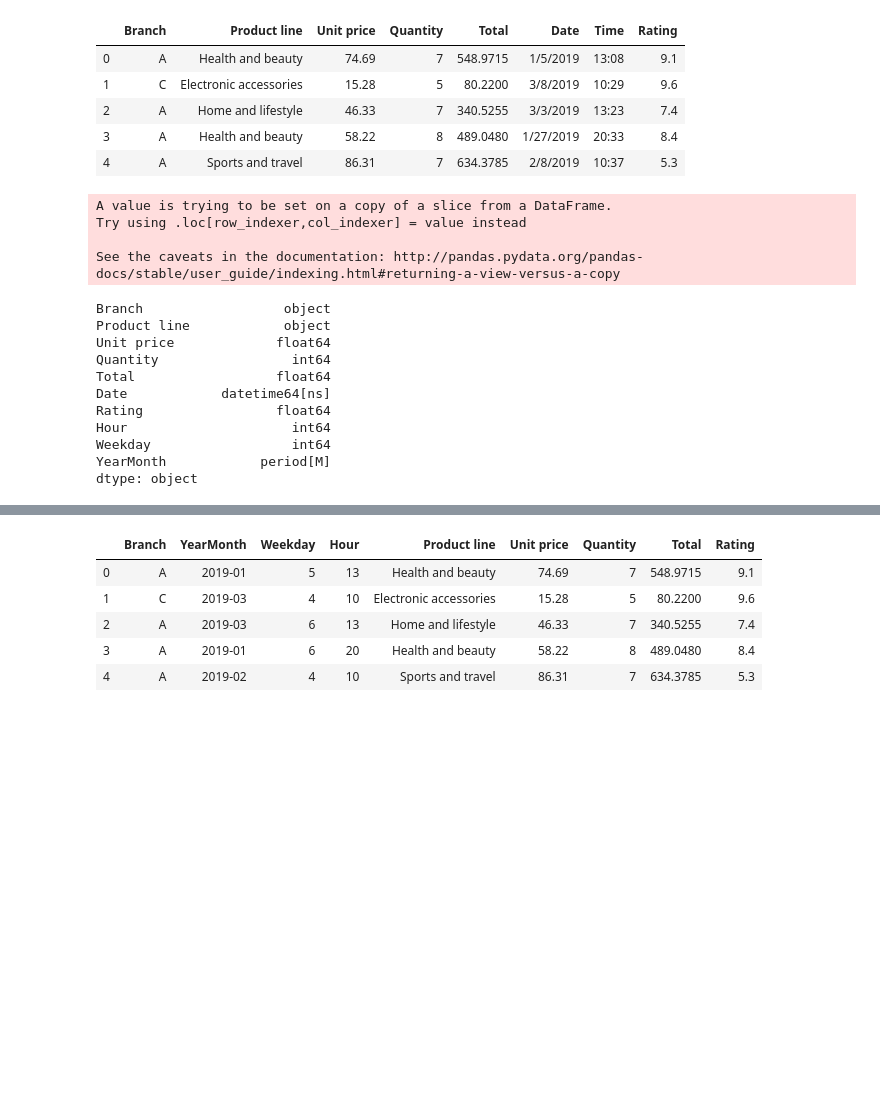
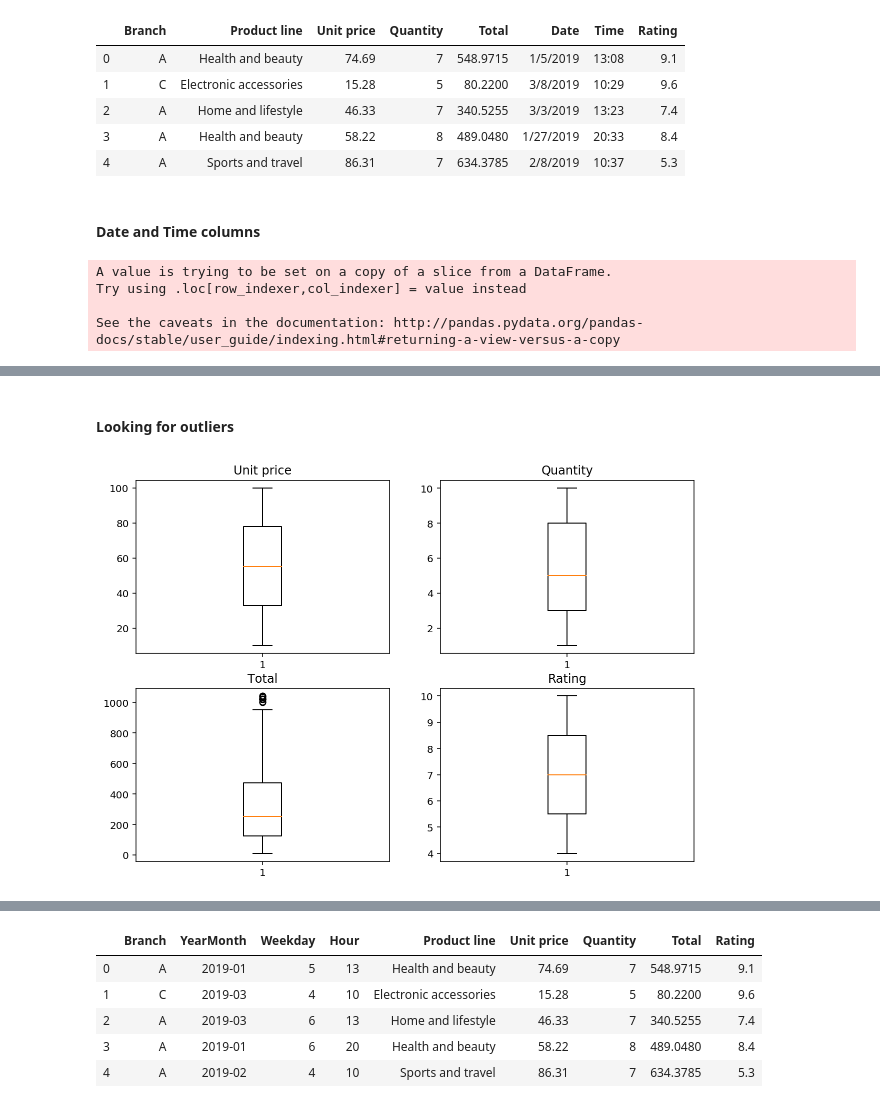
Before and after one commit to Mariehllrd/EDA-supermarket-sales, a Jupyter notebook: Data Cleaning.ipynb, the cells around one changed output, grey strips where cells are left out. Drawn from its saved outputs; the diff is of its cells as text; code cells hidden in the pictures; blank space fills up the shorter version.

```diff
--- a/Data Cleaning.ipynb
+++ b/Data Cleaning.ipynb
@@ -113,6 +136,8 @@ retail.head()
 | 2 | A | Home and lifestyle | 46.33 | 7 | 340.5255 | 3/3/2019 | 13:23 | 7.4 |
 | 3 | A | Health and beauty | 58.22 | 8 | 489.0480 | 1/27/2019 | 20:33 | 8.4 |
 | 4 | A | Sports and travel | 86.31 | 7 | 634.3785 | 2/8/2019 | 10:37 | 5.3 |
+# %% [markdown]
+#### Date and Time columns
 # %%
 # Joining Date and Time
 retail["Date"] = retail["Date"] + ' ' + retail["Time"]
@@ -136,20 +161,6 @@ A value is trying to be set on a copy of a slice from a DataFrame.
 Try using .loc[row_indexer,col_indexer] = value instead
 
 See the caveats in the documentation: http://pandas.pydata.org/pandas-docs/stable/user_guide/indexing.html#returning-a-view-versus-a-copy
-# %%
-retail.dtypes
-# %% [output]
-Branch                  object
-Product line            object
-Unit price             float64
-Quantity                 int64
-Total                  float64
-Date            datetime64[ns]
-Rating                 float64
-Hour                     int64
-Weekday                  int64
-YearMonth            period[M]
-dtype: object
 # %%
 retail.head()
 # %% [output]
@@ -159,3 +170,23 @@ retail.head()
 | 2 | A | Home and lifestyle | 46.33 | 7 | 340.5255 | 2019-03-03 13:23:00 | 7.4 | 13 | 6 | 2019-03 |
 | 3 | A | Health and beauty | 58.22 | 8 | 489.0480 | 2019-01-27 20:33:00 | 8.4 | 20 | 6 | 2019-01 |
 | 4 | A | Sports and travel | 86.31 | 7 | 634.3785 | 2019-02-08 10:37:00 | 5.3 | 10 | 4 | 2019-02 |
+# %% [markdown]
+#### Looking for outliers
+# %%
+fig, axs = plt.subplots(nrows=2, ncols=2, figsize = (10,7))
+
+axs[0, 0].boxplot(x = retail['Unit price'])
+axs[0, 0].set_title('Unit price')
+
+axs[0, 1].boxplot(x = retail['Quantity'])
+axs[0, 1].set_title('Quantity')
+
+axs[1, 0].boxplot(x = retail['Total'])
+axs[1, 0].set_title('Total')
+
+axs[1, 1].boxplot(x = retail['Rating'])
+axs[1, 1].set_title('Rating')
+
+plt.show()
+# %% [output]
+[figure, added]
```
Also changed, not shown: parts of 7 cells of this notebook, 2 other files.
